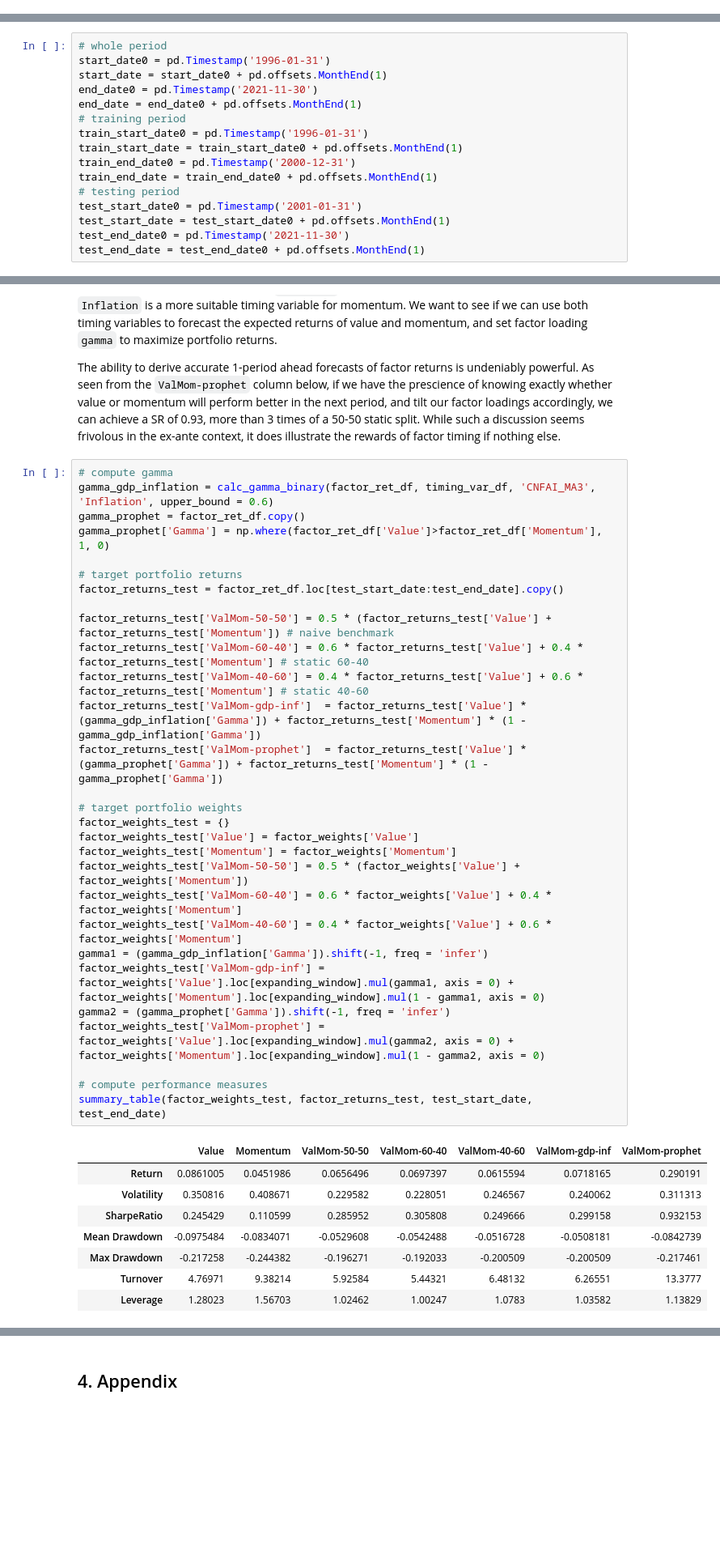
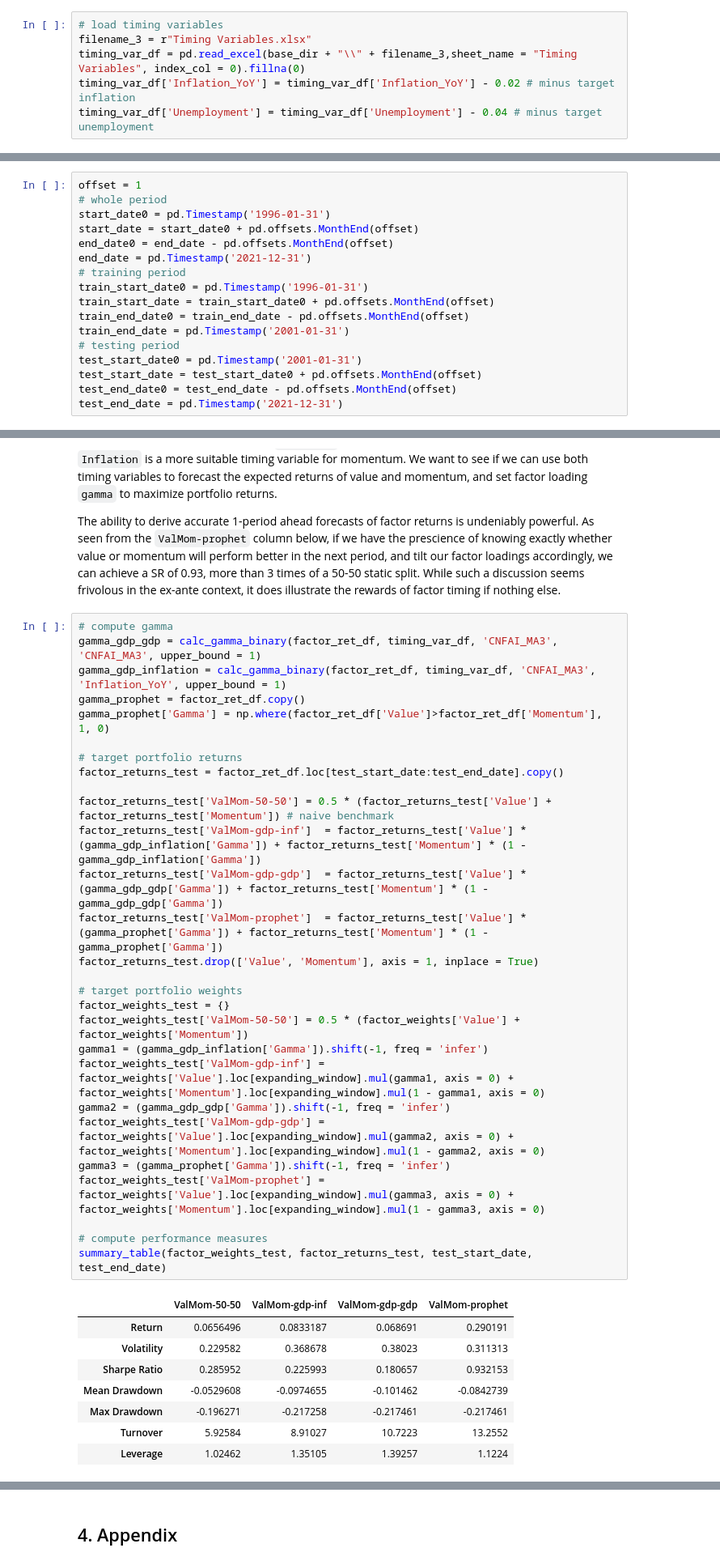
Before and after one commit to charlesyew/quant-methods-project, a Jupyter notebook: Quant Methods Project.ipynb, the cells around one changed output, grey strips where cells are left out. Shown at 81% size. Saved outputs shown, nothing was run; the diff lists cells and outputs as text; blank space fills up the shorter version.

```diff
--- a/Quant Methods Project.ipynb
+++ b/Quant Methods Project.ipynb
@@ -484,0 +631,6 @@ factor_ret_df
+# %%
+# load timing variables
+filename_3 = r"Timing Variables.xlsx"
+timing_var_df = pd.read_excel(base_dir + "\\" + filename_3,sheet_name = "Timing Variables", index_col = 0).fillna(0)
+timing_var_df['Inflation_YoY'] = timing_var_df['Inflation_YoY'] - 0.02 # minus target inflation
+timing_var_df['Unemployment'] = timing_var_df['Unemployment'] - 0.04 # minus target unemployment
@@ -485,17 +651,18 @@ factor_ret_df
 # %%
+offset = 1
 # whole period
 start_date0 = pd.Timestamp('1996-01-31')
-start_date = start_date0 + pd.offsets.MonthEnd(1)
-end_date0 = pd.Timestamp('2021-11-30')
-end_date = end_date0 + pd.offsets.MonthEnd(1)
+start_date = start_date0 + pd.offsets.MonthEnd(offset)
+end_date0 = end_date - pd.offsets.MonthEnd(offset)
+end_date = pd.Timestamp('2021-12-31')
 # training period
 train_start_date0 = pd.Timestamp('1996-01-31')
-train_start_date = train_start_date0 + pd.offsets.MonthEnd(1)
-train_end_date0 = pd.Timestamp('2000-12-31')
-train_end_date = train_end_date0 + pd.offsets.MonthEnd(1)
+train_start_date = train_start_date0 + pd.offsets.MonthEnd(offset)
+train_end_date0 = train_end_date - pd.offsets.MonthEnd(offset)
+train_end_date = pd.Timestamp('2001-01-31')
 # testing period
 test_start_date0 = pd.Timestamp('2001-01-31')
-test_start_date = test_start_date0 + pd.offsets.MonthEnd(1)
-test_end_date0 = pd.Timestamp('2021-11-30')
-test_end_date = test_end_date0 + pd.offsets.MonthEnd(1)
+test_start_date = test_start_date0 + pd.offsets.MonthEnd(offset)
+test_end_date0 = test_end_date - pd.offsets.MonthEnd(offset)
+test_end_date = pd.Timestamp('2021-12-31')
 # %%
@@ -728,39 +841,38 @@ From the analysis above, we see that `CNFAI_MA3` is a more suitable timing varia
 The ability to derive accurate 1-period ahead forecasts of factor returns is undeniably powerful. As seen from the `ValMom-prophet` column below, if we have the prescience of knowing exactly whether value or momentum will perform better in the next period, and tilt our factor loadings accordingly, we can achieve a SR of 0.93, more than 3 times of a 50-50 static split. While such a discussion seems frivolous in the ex-ante context, it does illustrate the rewards of factor timing if nothing else.
 # %%
 # compute gamma
-gamma_gdp_inflation = calc_gamma_binary(factor_ret_df, timing_var_df, 'CNFAI_MA3', 'Inflation', upper_bound = 0.6)
+gamma_gdp_gdp = calc_gamma_binary(factor_ret_df, timing_var_df, 'CNFAI_MA3', 'CNFAI_MA3', upper_bound = 1)
+gamma_gdp_inflation = calc_gamma_binary(factor_ret_df, timing_var_df, 'CNFAI_MA3', 'Inflation_YoY', upper_bound = 1)
 gamma_prophet = factor_ret_df.copy()
 gamma_prophet['Gamma'] = np.where(factor_ret_df['Value']>factor_ret_df['Momentum'], 1, 0)
 
 # target portfolio returns
 factor_returns_test = factor_ret_df.loc[test_start_date:test_end_date].copy()
 
 factor_returns_test['ValMom-50-50'] = 0.5 * (factor_returns_test['Value'] + factor_returns_test['Momentum']) # naive benchmark
-factor_returns_test['ValMom-60-40'] = 0.6 * factor_returns_test['Value'] + 0.4 * factor_returns_test['Momentum'] # static 60-40
-factor_returns_test['ValMom-40-60'] = 0.4 * factor_returns_test['Value'] + 0.6 * factor_returns_test['Momentum'] # static 40-60
 factor_returns_test['ValMom-gdp-inf']  = factor_returns_test['Value'] * (gamma_gdp_inflation['Gamma']) + factor_returns_test['Momentum'] * (1 - gamma_gdp_inflation['Gamma'])
+factor_returns_test['ValMom-gdp-gdp']  = factor_returns_test['Value'] * (gamma_gdp_gdp['Gamma']) + factor_returns_test['Momentum'] * (1 - gamma_gdp_gdp['Gamma'])
 factor_returns_test['ValMom-prophet']  = factor_returns_test['Value'] * (gamma_prophet['Gamma']) + factor_returns_test['Momentum'] * (1 - gamma_prophet['Gamma'])
+factor_returns_test.drop(['Value', 'Momentum'], axis = 1, inplace = True)
 
 # target portfolio weights
 factor_weights_test = {}
-factor_weights_test['Value'] = factor_weights['Value']
-factor_weights_test['Momentum'] = factor_weights['Momentum']
 factor_weights_test['ValMom-50-50'] = 0.5 * (factor_weights['Value'] + factor_weights['Momentum'])
-factor_weights_test['ValMom-60-40'] = 0.6 * factor_weights['Value'] + 0.4 * factor_weights['Momentum']
-factor_weights_test['ValMom-40-60'] = 0.4 * factor_weights['Value'] + 0.6 * factor_weights['Momentum']
 gamma1 = (gamma_gdp_inflation['Gamma']).shift(-1, freq = 'infer')
 factor_weights_test['ValMom-gdp-inf'] = factor_weights['Value'].loc[expanding_window].mul(gamma1, axis = 0) + factor_weights['Momentum'].loc[expanding_window].mul(1 - gamma1, axis = 0)
-gamma2 = (gamma_prophet['Gamma']).shift(-1, freq = 'infer')
-factor_weights_test['ValMom-prophet'] = factor_weights['Value'].loc[expanding_window].mul(gamma2, axis = 0) + factor_weights['Momentum'].loc[expanding_window].mul(1 - gamma2, axis = 0)
+gamma2 = (gamma_gdp_gdp['Gamma']).shift(-1, freq = 'infer')
+factor_weights_test['ValMom-gdp-gdp'] = factor_weights['Value'].loc[expanding_window].mul(gamma2, axis = 0) + factor_weights['Momentum'].loc[expanding_window].mul(1 - gamma2, axis = 0)
+gamma3 = (gamma_prophet['Gamma']).shift(-1, freq = 'infer')
+factor_weights_test['ValMom-prophet'] = factor_weights['Value'].loc[expanding_window].mul(gamma3, axis = 0) + factor_weights['Momentum'].loc[expanding_window].mul(1 - gamma3, axis = 0)
 
 # compute performance measures
 summary_table(factor_weights_test, factor_returns_test, test_start_date, test_end_date)
 # %% [output]
-|  | Value | Momentum | ValMom-50-50 | ValMom-60-40 | ValMom-40-60 | ValMom-gdp-inf | ValMom-prophet |
-| Return | 0.0861005 | 0.0451986 | 0.0656496 | 0.0697397 | 0.0615594 | 0.0718165 | 0.290191 |
-| Volatility | 0.350816 | 0.408671 | 0.229582 | 0.228051 | 0.246567 | 0.240062 | 0.311313 |
-| SharpeRatio | 0.245429 | 0.110599 | 0.285952 | 0.305808 | 0.249666 | 0.299158 | 0.932153 |
-| Mean Drawdown | -0.0975484 | -0.0834071 | -0.0529608 | -0.0542488 | -0.0516728 | -0.0508181 | -0.0842739 |
-| Max Drawdown | -0.217258 | -0.244382 | -0.196271 | -0.192033 | -0.200509 | -0.200509 | -0.217461 |
-| Turnover | 4.76971 | 9.38214 | 5.92584 | 5.44321 | 6.48132 | 6.26551 | 13.3777 |
-| Leverage | 1.28023 | 1.56703 | 1.02462 | 1.00247 | 1.0783 | 1.03582 | 1.13829 |
+|  | ValMom-50-50 | ValMom-gdp-inf | ValMom-gdp-gdp | ValMom-prophet |
+| Return | 0.0656496 | 0.0833187 | 0.068691 | 0.290191 |
+| Volatility | 0.229582 | 0.368678 | 0.38023 | 0.311313 |
+| Sharpe Ratio | 0.285952 | 0.225993 | 0.180657 | 0.932153 |
+| Mean Drawdown | -0.0529608 | -0.0974655 | -0.101462 | -0.0842739 |
+| Max Drawdown | -0.196271 | -0.217258 | -0.217461 | -0.217461 |
+| Turnover | 5.92584 | 8.91027 | 10.7223 | 13.2552 |
+| Leverage | 1.02462 | 1.35105 | 1.39257 | 1.1224 |
```
Also changed, not shown: parts of 77 cells of this notebook.
